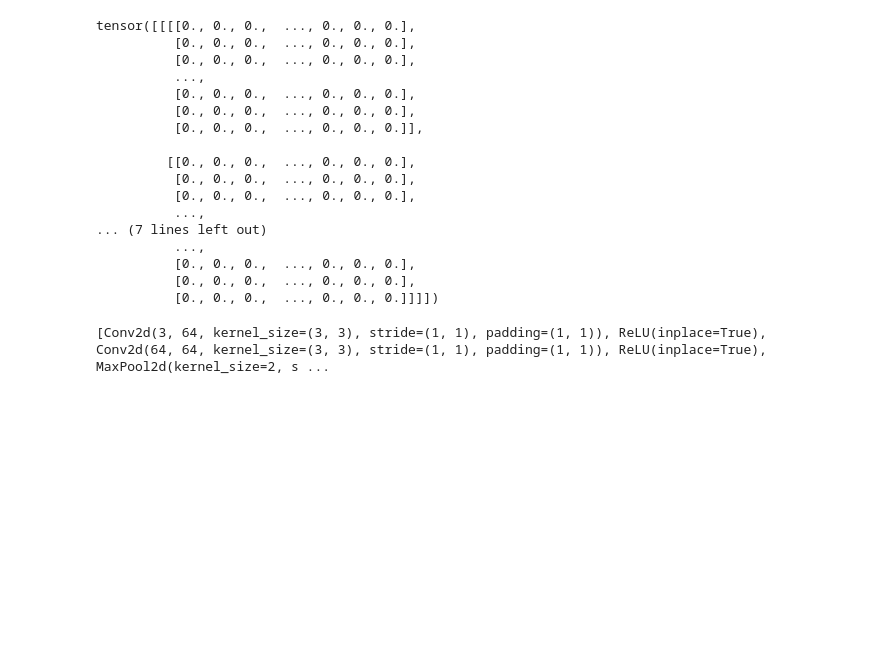
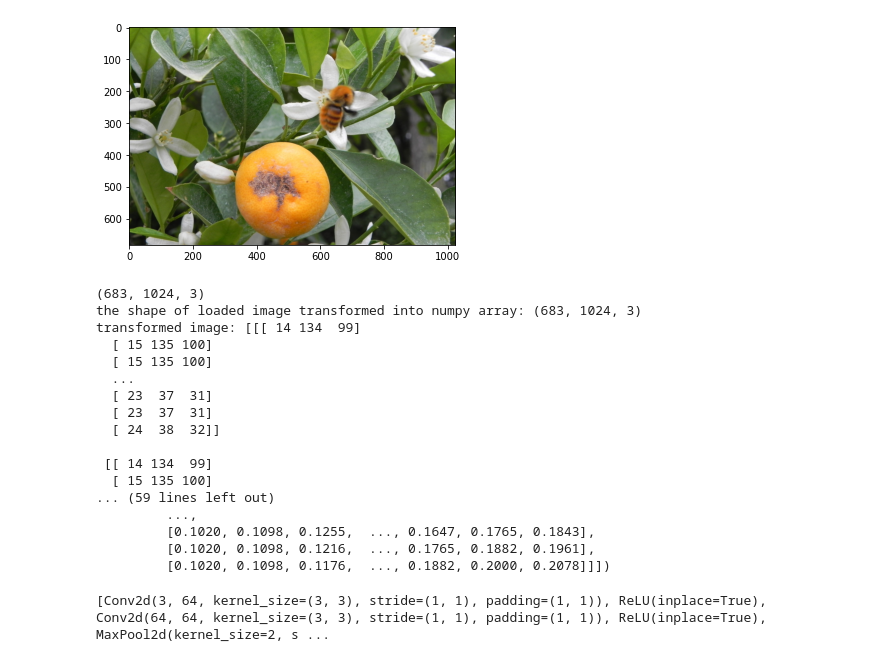
Before and after one commit to ugnet/Faster-RCNN, a Jupyter notebook: Faster_RCNN_pytorch.ipynb, the cells around one changed output. Saved outputs shown, nothing was run; the diff lists cells and outputs as text; code cells hidden in the pictures; blank space fills up the shorter version.

```diff
--- a/Faster_RCNN_pytorch.ipynb
+++ b/Faster_RCNN_pytorch.ipynb
@@ -20,22 +15,0 @@ class Net(nn.Module):
-# %%
-import torch
-image = torch.zeros((1, 3, 800, 800)).float()
-print(image)
-# %% [output]
-tensor([[[[0., 0., 0.,  ..., 0., 0., 0.],
-          [0., 0., 0.,  ..., 0., 0., 0.],
-          [0., 0., 0.,  ..., 0., 0., 0.],
-          ...,
-          [0., 0., 0.,  ..., 0., 0., 0.],
-          [0., 0., 0.,  ..., 0., 0., 0.],
-          [0., 0., 0.,  ..., 0., 0., 0.]],
-
-         [[0., 0., 0.,  ..., 0., 0., 0.],
-          [0., 0., 0.,  ..., 0., 0., 0.],
-          [0., 0., 0.,  ..., 0., 0., 0.],
-          ...,
-... (7 lines left out)
-          ...,
-          [0., 0., 0.,  ..., 0., 0., 0.],
-          [0., 0., 0.,  ..., 0., 0., 0.],
-          [0., 0., 0.,  ..., 0., 0., 0.]]]])
@@ -42,3 +75,45 @@ tensor([[[[0., 0., 0.,  ..., 0., 0., 0.],
+# %%
+import torch
+image = cv2.imread('/content/drive/MyDrive/GMM/OIDv4_ToolKit/OID/Dataset/test/Bee/000e4e7ed48c932d.jpg')
+img_cvt=cv2.cvtColor(image, cv2.COLOR_BGR2RGB)
+plt.imshow(img_cvt)
+plt.show()
+# image = torch.zeros((1, 3, 800, 800)).float()
+# print(image)
+
+# transform Image into the numpy array
+image_2_npArray = np.asarray(image)
+print(np.shape(image_2_npArray))
+print('the shape of loaded image transformed into numpy array: {}'.format(np.shape(image_2_npArray)))
+print('transformed image: {}'.format(image_2_npArray))
+
+# transform the numpy array into the tensor
+image = torchvision.transforms.ToTensor()(image_2_npArray)
+# add one more dimension
+image = image.unsqueeze(0)
+print('the shape of numpy array transformed into tensor: {}'.format(np.shape(image_2_npArray_2_tensor)))
+print('transformed numpy array: {}'.format(tensor))
+# tensor = torch.reshape(tensor, (1, 3, 800, 800))
+# print(tensor.shape())
+# %% [output]
+[figure, added]
+(683, 1024, 3)
+the shape of loaded image transformed into numpy array: (683, 1024, 3)
+transformed image: [[[ 14 134  99]
+  [ 15 135 100]
+  [ 15 135 100]
+  ...
+  [ 23  37  31]
+  [ 23  37  31]
+  [ 24  38  32]]
+
+ [[ 14 134  99]
+  [ 15 135 100]
+... (59 lines left out)
+         ...,
+         [0.1020, 0.1098, 0.1255,  ..., 0.1647, 0.1765, 0.1843],
+         [0.1020, 0.1098, 0.1216,  ..., 0.1765, 0.1882, 0.1961],
+         [0.1020, 0.1098, 0.1176,  ..., 0.1882, 0.2000, 0.2078]]])
 # %%
 model = torchvision.models.vgg16(pretrained=True)
 fe = list(model.features)
```
Also changed, not shown: parts of 11 cells of this notebook.
